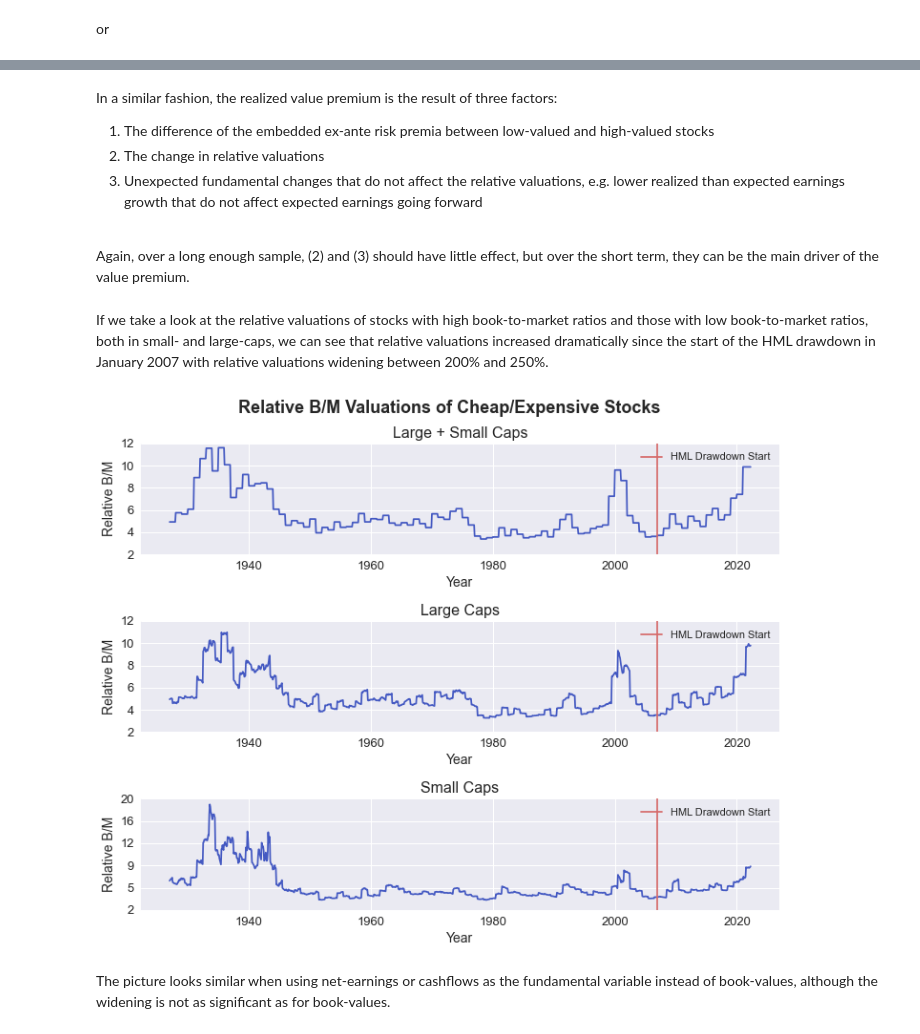
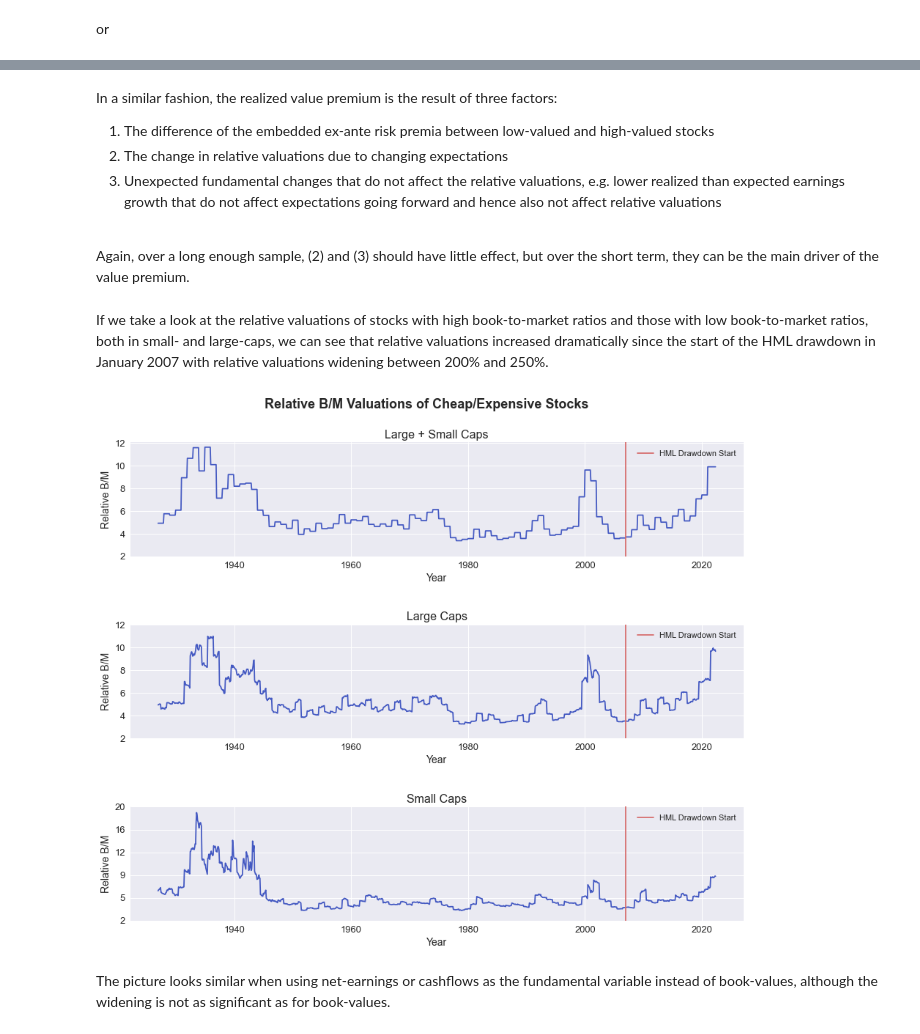
Before and after one commit to jonasniemeyer/investing-ideas, a Jupyter notebook: analyzing_the_value_premium.ipynb, the cells around one changed output, grey strips where cells are left out. Drawn from its saved outputs; the diff is of its cells as text; code cells hidden in the pictures.

```diff
--- a/analyzing_the_value_premium.ipynb
+++ b/analyzing_the_value_premium.ipynb
@@ -474,8 +475,8 @@ plt.show()
 # %% [markdown]
 In a similar fashion, the realized value premium is the result of three factors:
 1. The difference of the embedded ex-ante risk premia between low-valued and high-valued stocks
-2. The change in relative valuations
-3. Unexpected fundamental changes that do not affect the relative valuations, e.g. lower realized than expected earnings growth that do not affect expected earnings going forward
+2. The change in relative valuations due to changing expectations
+3. Unexpected fundamental changes that do not affect the relative valuations, e.g. lower realized than expected earnings growth that do not affect expectations going forward and hence also not affect relative valuations
 <br>
 
 Again, over a long enough sample, (2) and (3) should have little effect, but over the short term, they can be the main driver of the value premium.
@@ -493,7 +494,7 @@ df["Valuation Spread All"] = (df["High B/M Ratio"] / df["Low B/M Ratio"]).ffill(
 df["Valuation Spread Large"] = df["Large High B/M Ratio"] / df["Large Low B/M Ratio"]
 df["Valuation Spread Small"] = df["Small High B/M Ratio"] / df["Small Low B/M Ratio"]
 
-figure, axes = plt.subplots(3, figsize=(12,9))
+figure, axes = plt.subplots(3, figsize=(15,12))
 plt.subplots_adjust(hspace=0.6)
 figure.suptitle("Relative B/M Valuations of Cheap/Expensive Stocks", fontsize=18, fontweight="bold", y=0.95)
 
@@ -512,34 +513,34 @@ axes[0].set_yticklabels([int(tick) for tick in yticks], size=13)
 axes[0].legend(fontsize=11, loc="upper right");
 
 axes[1].plot(df["Valuation Spread Large"], color="#4459c2")
 axes[1].axvline(x=(2007-1970)*365, label="HML Drawdown Start", color="#d66b6b")
 
 axes[1].set_title("Large Caps", size=16)
 axes[1].set_xlabel("Year", size=14)
 axes[1].set_ylabel("Relative B/M", size=14)
 axes[1].tick_params(axis="x", labelsize=13)
 
 yticks = np.linspace(2, df["Valuation Spread Large"].max() // 2 * 2 + 2, int(df["Valuation Spread Large"].max() // 2)+1)
 axes[1].set_yticks(yticks)
 axes[1].set_yticklabels([int(tick) for tick in yticks], size=13)
 
 axes[1].legend(fontsize=11, loc="upper right");
 
 axes[2].plot(df["Valuation Spread Small"], color="#4459c2")
 axes[2].axvline(x=(2007-1970)*365, label="HML Drawdown Start", color="#d66b6b")
 
 axes[2].set_title("Small Caps", size=16)
 axes[2].set_xlabel("Year", size=14)
 axes[2].set_ylabel("Relative B/M", size=14)
 axes[2].tick_params(axis="x", labelsize=13)
 
 yticks = np.linspace(2, df["Valuation Spread Small"].max() // 2 * 2 + 2, int(df["Valuation Spread Small"].max() // 3))
 axes[2].set_yticks(yticks)
 axes[2].set_yticklabels([int(tick) for tick in yticks], size=13)
 
 axes[2].legend(fontsize=11, loc="upper right");
 # %% [output]
-[figure, old version]
+[figure, new version]
 # %% [markdown]
 The picture looks similar when using net-earnings or cashflows as the fundamental variable instead of book-values, although the widening is not as significant as for book-values.
 # %%
```
Also changed, not shown: parts of 36 cells of this notebook.
